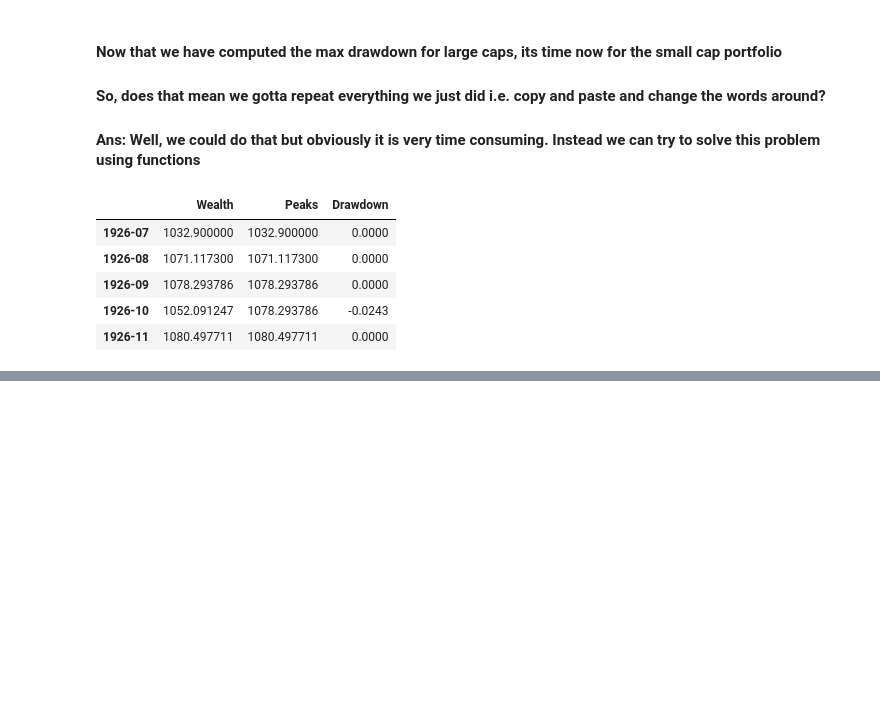
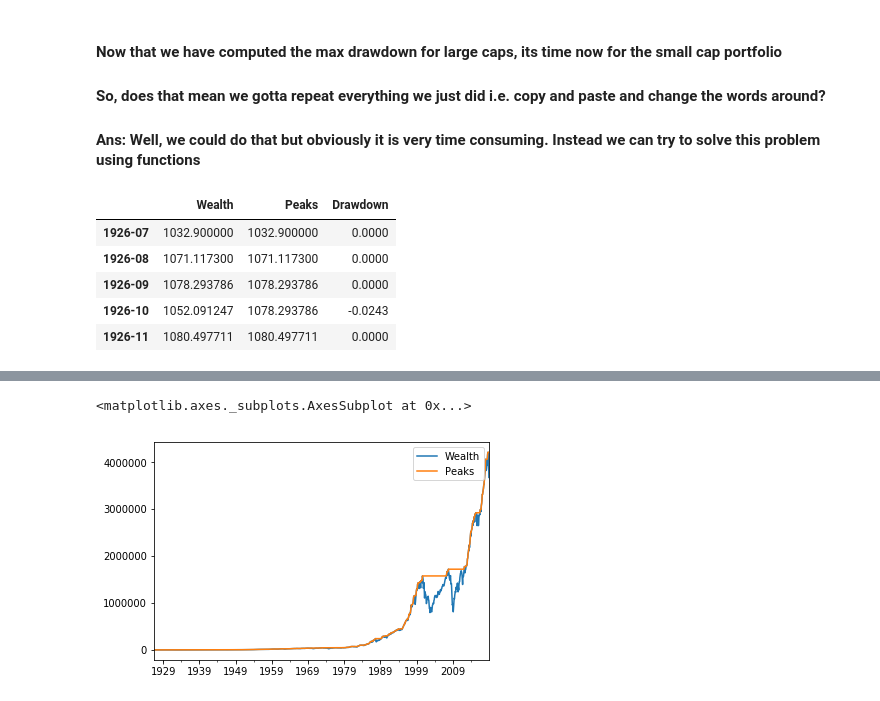
Before and after one commit to biv-neupane7/Investment-management-with-python, a Jupyter notebook: Risk and Returns EDHEC.ipynb, the cells around one changed output, grey strips where cells are left out. Saved outputs shown, nothing was run; the diff lists cells and outputs as text; code cells hidden in the pictures; blank space fills up the shorter version.

```diff
--- a/Risk and Returns EDHEC.ipynb
+++ b/Risk and Returns EDHEC.ipynb
@@ -851,0 +862,5 @@ drawdown(dec_port["LargeCap"]).head()
+# %%
+drawdown(dec_port["LargeCap"])[["Wealth","Peaks"]].plot()
+# %% [output]
+<matplotlib.axes._subplots.AxesSubplot at 0x...>
+[figure, added]
```
Also changed, not shown: parts of 18 cells of this notebook.
